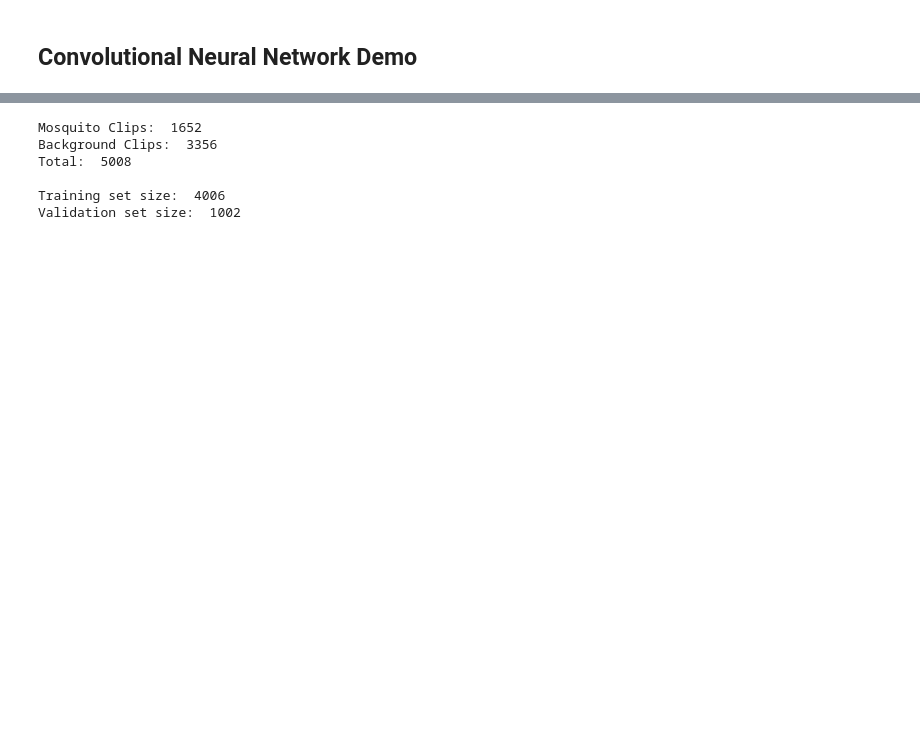
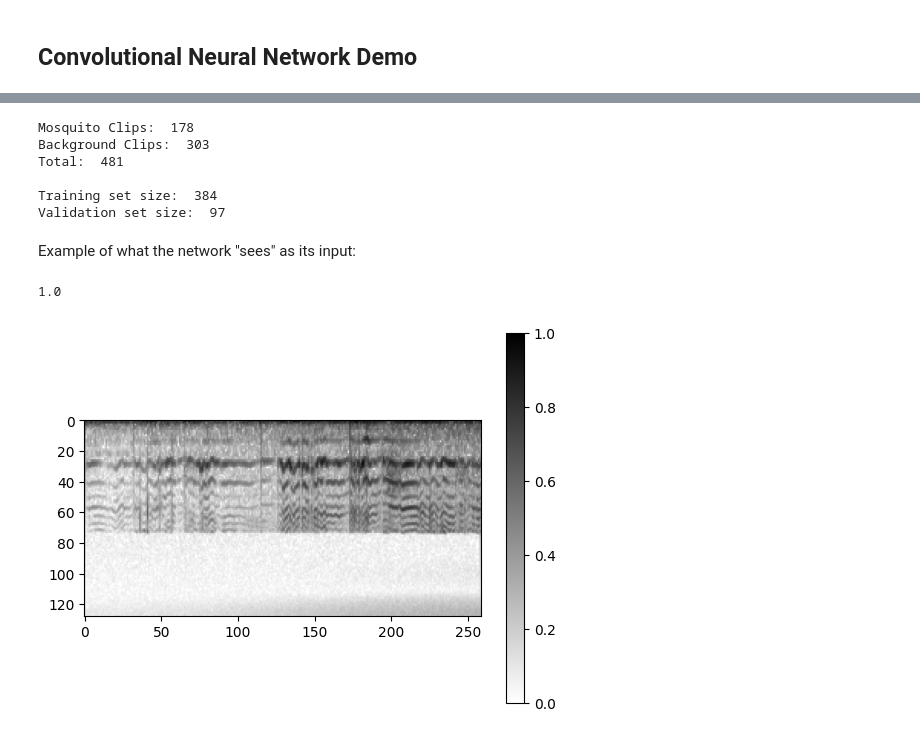
Before and after one commit to Bepo2002/Humbug-4YP, a Jupyter notebook: Test_bench_V2.ipynb, the cells around one changed output, grey strips where cells are left out. Cells and saved outputs as stored; diff of their text form; code cells hidden in the pictures; blank space fills up the shorter version.

Commit message:
Fixed learning, made some nice figures to look at.

```diff
--- a/Test_bench_V2.ipynb
+++ b/Test_bench_V2.ipynb
@@ -204,7 +159,7 @@ plt.colorbar() ;
 # %%
-def generate_training_data(mosquitoness=1, noise_factor=0.5, chop_size=3):
+def generate_training_data(mosquitoness=1, noise_factor=0.5, chop_size=3,silent=False):
   # Create the long mixed audio (mosquito + noise)
-  full_audio, samplerate, sound_cat = long_sound_gen(mosquitoness,noise_factor)
+  full_audio, samplerate, sound_cat = long_sound_gen(mosquitoness,noise_factor,silent)
 
   # Chop audio into X second clips
   chopped_audio = chop_chop(full_audio,samplerate,chop_size)
@@ -219,17 +174,18 @@ def generate_training_data(mosquitoness=1, noise_factor=0.5, chop_size=3):
     mel_spect = librosa.feature.melspectrogram(y=chopped_audio[i],
                                                sr=samplerate, n_fft=1024)
     mel_spect = librosa.power_to_db(mel_spect, ref=np.max)
+    mel_spect = (mel_spect + 80) / 80
     spectro[i] = mel_spect
 
   # Returns a number of seconds in audio x n_mfcc matrix and an array of sound category (how much mosquito) in each X second chop
   return spectro, av_chopped_cat
 # %%
 def multiple_training_data(amount_of_audio, mosquitoness=2, noise_factor=0.5,
-                           chop_size=3):
-  X, Y = generate_training_data(mosquitoness, noise_factor, chop_size)
+                           chop_size=3,silent=False):
+  X, Y = generate_training_data(mosquitoness, noise_factor, chop_size,silent)
   for i in range(0,amount_of_audio-1):
     specto, av_chopped_cat = generate_training_data(mosquitoness, noise_factor,
-                                                   chop_size)
+                                                   chop_size,silent)
     X = np.concatenate((X,specto))
     Y = np.concatenate((Y,av_chopped_cat))
   return X,Y
@@ -238,2 +196,3 @@ def multiple_training_data(amount_of_audio, mosquitoness=2, noise_factor=0.5,
 # %%
-X,Y = multiple_training_data(1000,mosquitoness=1, noise_factor=0.5, chop_size=3)
+X,Y = multiple_training_data(100,mosquitoness=1, noise_factor=0.1, chop_size=3,
+                             silent = True)
@@ -269,7 +210,8 @@ Y_bin = binarize(Y,thresh = 0.5)
 print("Mosquito Clips: ", np.count_nonzero(Y_bin))
 print("Background Clips: ", len(Y_bin)-np.count_nonzero(Y_bin))
 print("Total: ", len(Y_bin), '\n')
-X_train, X_dev, y_train, y_dev = train_test_split(X, Y_bin, test_size=0.2, random_state=42)
+X_train, X_dev, y_train, y_dev = train_test_split(X, Y_bin, test_size=0.2,
+                                                  random_state=42)
 
 
 X_train = X_train.reshape(-1, 128, 259, 1)
@@ -278,16 +220,21 @@ X_dev = X_dev.reshape(-1, 128, 259, 1)
 print("Training set size: ", X_train.shape[0])
 print("Validation set size: ", X_dev.shape[0])
 # %% [output]
-Mosquito Clips:  1652
-Background Clips:  3356
-Total:  5008
+Mosquito Clips:  178
+Background Clips:  303
+Total:  481
 
-Training set size:  4006
-Validation set size:  1002
+Training set size:  384
+Validation set size:  97
+# %% [markdown]
+Example of what the network "sees" as its input:
 # %%
-num = 25
+num = 16
 testy = X_train[num].reshape(128, 259)
-plt.imshow(X_train[num],cmap="binary")
+plt.imshow(testy,cmap="binary")
 plt.colorbar() ;
 print(y_train[num])
 plt.show()
+# %% [output]
+1.0
+[figure, added]
```
Also changed, not shown: parts of 23 cells of this notebook.
